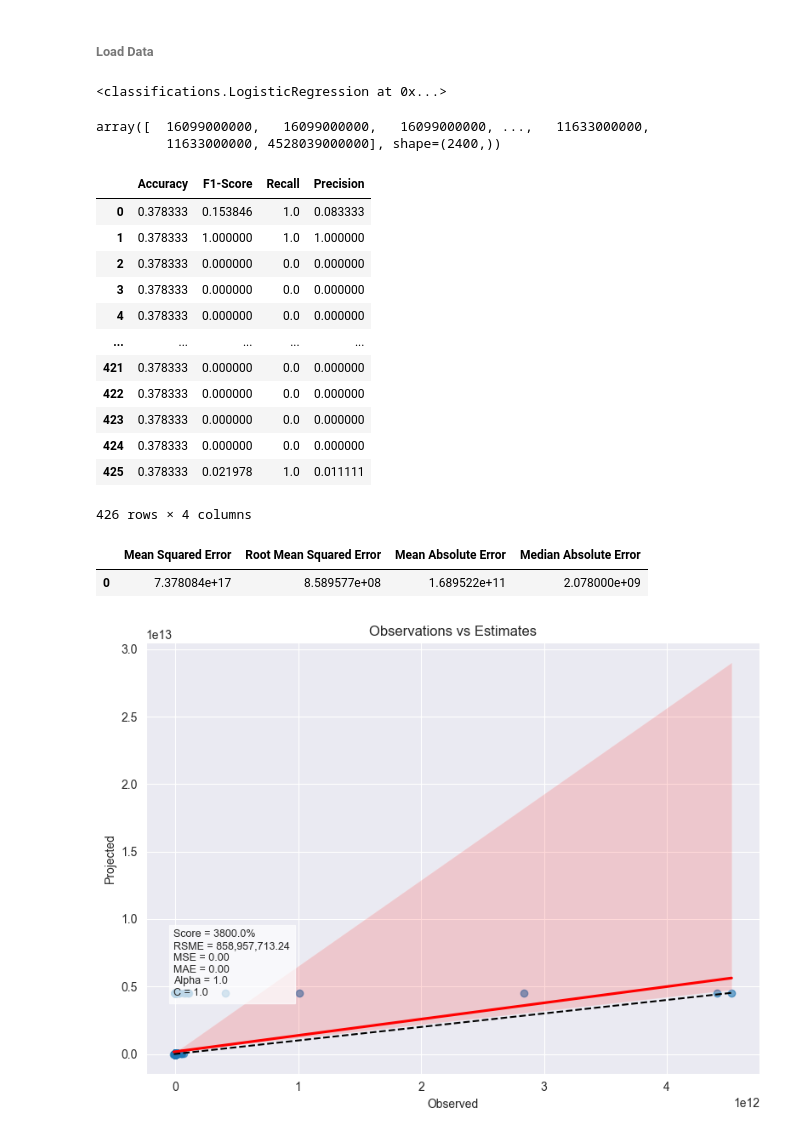
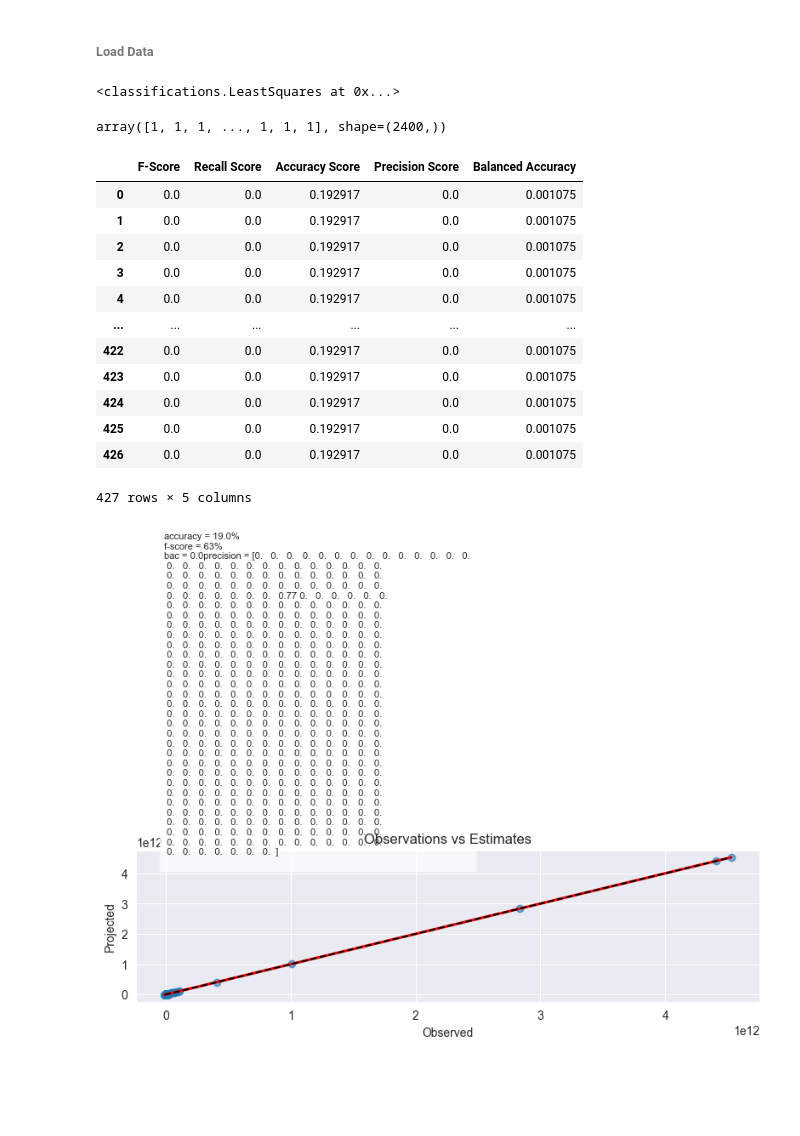
Before and after one commit to is-leeroy-jenkins/Mathy, a Jupyter notebook: ipynb/board.ipynb, the cells around one changed output. Cells and saved outputs as stored; diff of their text form; code cells hidden in the pictures; blank space fills up the shorter version.

```diff
--- a/ipynb/board.ipynb
+++ b/ipynb/board.ipynb
@@ -58,11 +58,12 @@ df_numeric = df_excel[ numeric_columns ].copy( )
 df_schedx = df_excel[ max_columns ].copy( )
 sns.set_style( 'darkgrid' )
 # %%
-ds = db.DataSource( df=df_schedx, target='BY' )
-training_data = ds.X_train
-training_values = ds.y_train
-testing_data = ds.X_test
-testing_values = ds.y_test
+ds = db.DataSource( df=df_numeric, target='BY' )
+data = ds.data
+X_training = ds.X_train
+y_training = ds.y_train
+X_testing = ds.X_test
+y_testing = ds.y_test
 # %%
 # Standardized data
 scaler = StandardScaler( )
@@ -78,38 +79,34 @@ nrm_testing = normal.train_transform( testing_data )
 # %%
-pr = LogisticRegression( )
-pr.train( ds.data, ds.targets )
+pr = LeastSquares( )
+pr.train( std_data, ds.targets )
 # %% [output]
-<classifications.LogisticRegression at 0x...>
+<classifications.LeastSquares at 0x...>
 # %%
-prediction = pr.project( ds.data, ds.targets )
+prediction = pr.project( std_data, ds.targets )
 prediction
 # %% [output]
-array([  16099000000,   16099000000,   16099000000, ...,   11633000000,
-         11633000000, 4528039000000], shape=(2400,))
+array([1, 1, 1, ..., 1, 1, 1], shape=(2400,))
 # %%
-score = pr.score( ds.data, ds.targets )
+score = pr.score( std_data, ds.targets )
 score
 # %% [output]
-|  | Accuracy | F1-Score | Recall | Precision |
-| 0 | 0.378333 | 0.153846 | 1.0 | 0.083333 |
-| 1 | 0.378333 | 1.000000 | 1.0 | 1.000000 |
-| 2 | 0.378333 | 0.000000 | 0.0 | 0.000000 |
-| 3 | 0.378333 | 0.000000 | 0.0 | 0.000000 |
-| 4 | 0.378333 | 0.000000 | 0.0 | 0.000000 |
-| ... | ... | ... | ... | ... |
-| 421 | 0.378333 | 0.000000 | 0.0 | 0.000000 |
-| 422 | 0.378333 | 0.000000 | 0.0 | 0.000000 |
-| 423 | 0.378333 | 0.000000 | 0.0 | 0.000000 |
-| 424 | 0.378333 | 0.000000 | 0.0 | 0.000000 |
-| 425 | 0.378333 | 0.021978 | 1.0 | 0.011111 |
+|  | F-Score | Recall Score | Accuracy Score | Precision Score | Balanced Accuracy |
+| 0 | 0.0 | 0.0 | 0.192917 | 0.0 | 0.001075 |
+| 1 | 0.0 | 0.0 | 0.192917 | 0.0 | 0.001075 |
+| 2 | 0.0 | 0.0 | 0.192917 | 0.0 | 0.001075 |
+| 3 | 0.0 | 0.0 | 0.192917 | 0.0 | 0.001075 |
+| 4 | 0.0 | 0.0 | 0.192917 | 0.0 | 0.001075 |
+| ... | ... | ... | ... | ... | ... |
+| 422 | 0.0 | 0.0 | 0.192917 | 0.0 | 0.001075 |
+| 423 | 0.0 | 0.0 | 0.192917 | 0.0 | 0.001075 |
+| 424 | 0.0 | 0.0 | 0.192917 | 0.0 | 0.001075 |
+| 425 | 0.0 | 0.0 | 0.192917 | 0.0 | 0.001075 |
+| 426 | 0.0 | 0.0 | 0.192917 | 0.0 | 0.001075 |
-426 rows × 4 columns
+427 rows × 5 columns
 # %%
-analytics = pr.analyze( ds.data, ds.targets )
+analytics = pr.analyze( std_data, ds.targets )
 analytics
-# %% [output]
-|  | Mean Squared Error | Root Mean Squared Error | Mean Absolute Error | Median Absolute Error |
-| 0 | 7.378084e+17 | 8.589577e+08 | 1.689522e+11 | 2.078000e+09 |
 # %%
-pr.scatter_plot(  ds.data, ds.targets )
+pr.scatter_plot( std_data, ds.targets )
 # %% [output]
-[figure, old version]
+[figure, new version]
```
Also changed, not shown: parts of 1 cell of this notebook, 2 other files.
